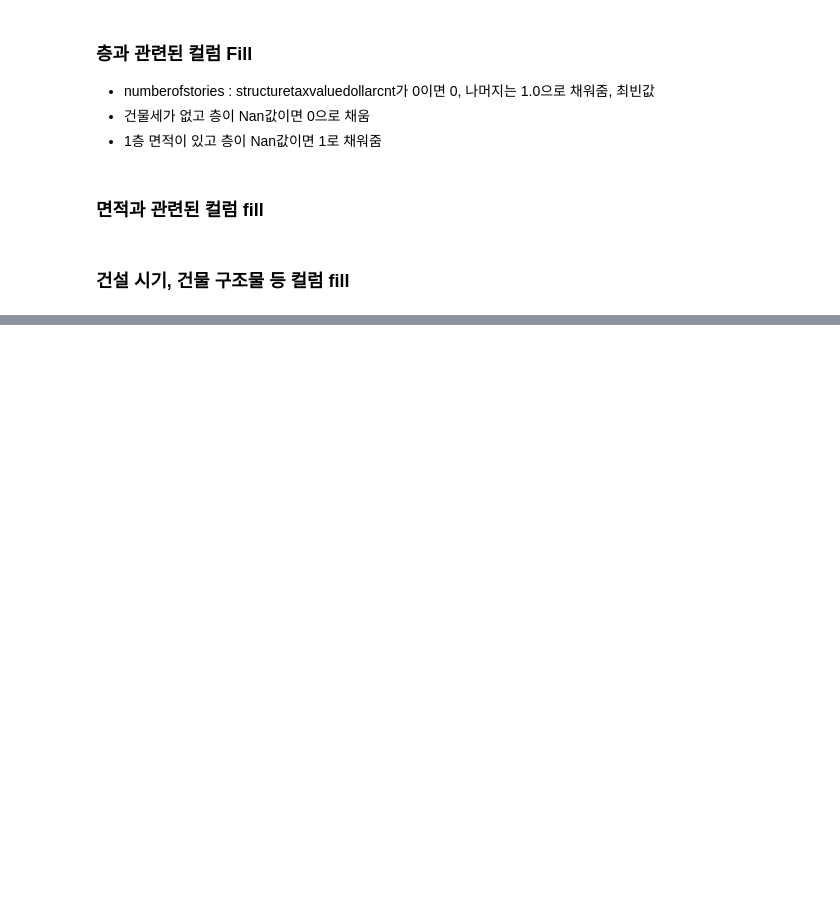
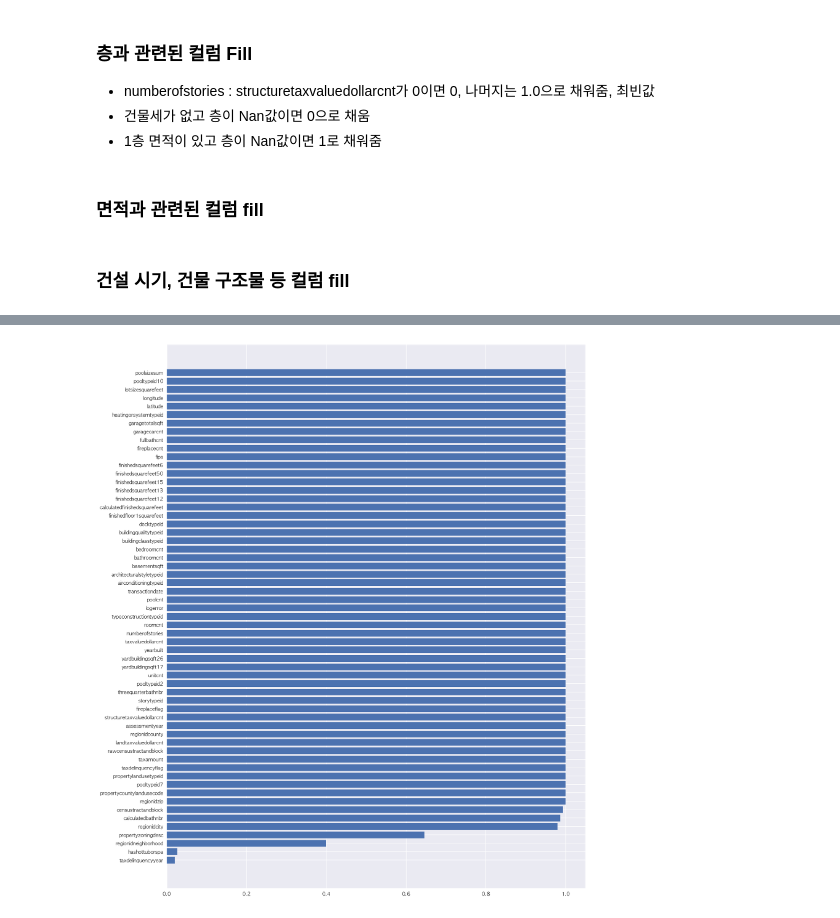
Before and after one commit to daesookimds/Zillow-Home-Value-Prediction-Project-by-Python, a Jupyter notebook: Hyungeun Yoon/Fill_NaN_Cate.ipynb, the cells around one changed output, grey strips where cells are left out. Drawn from its saved outputs; the diff is of its cells as text; code cells hidden in the pictures; blank space fills up the shorter version.

```diff
--- a/Hyungeun Yoon/Fill_NaN_Cate.ipynb
+++ b/Hyungeun Yoon/Fill_NaN_Cate.ipynb
@@ -108,0 +222,5 @@ plt.show()
+# %%
+ratio_fill_data_2016 = train_2016.drop(['parcelid'], axis=1).count()/len(train_2016)
+sorted_ratio_2016 = ratio_fill_data_2016.sort_values()
+
+sorted_ratio_2016
@@ -108,0 +245,6 @@ plt.show()
+# %%
+plt.figure(figsize=(15, 20))
+plt.barh(sorted_ratio_2016.index, sorted_ratio_2016.values)
+plt.show()
+# %% [output]
+[figure, added]
```
Also changed, not shown: parts of 23 cells of this notebook.
